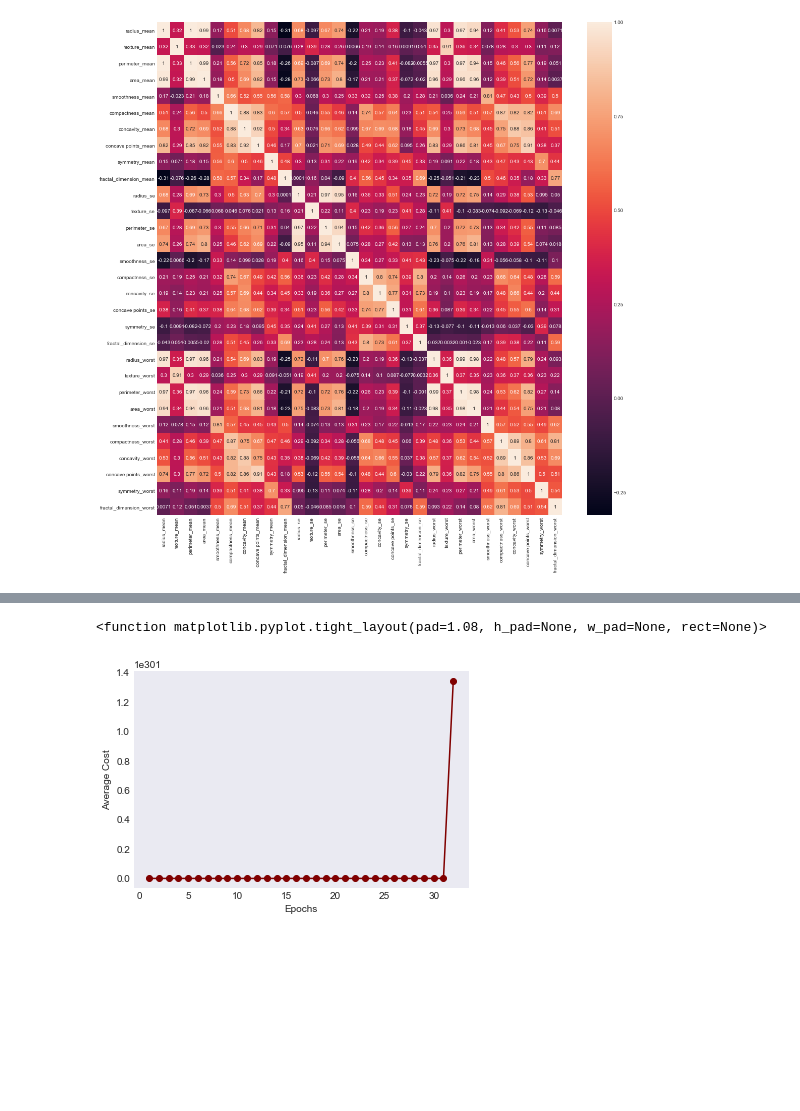
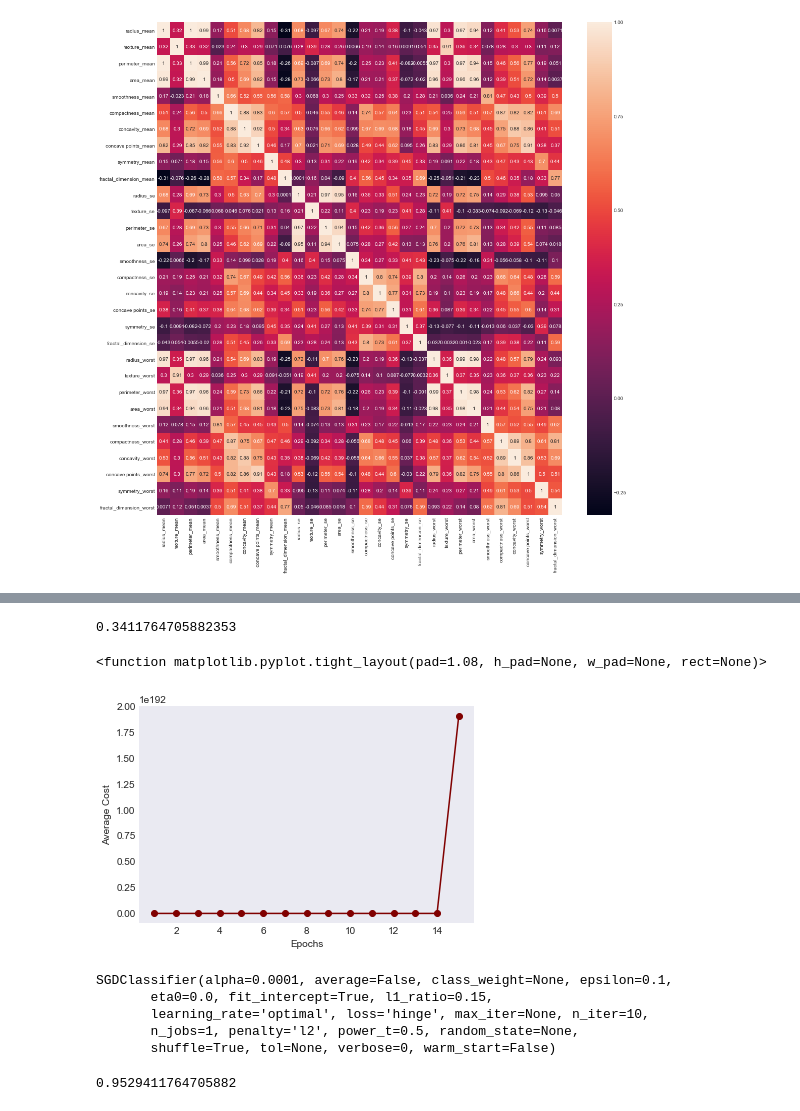
Before and after one commit to paulinusia/Breast-Cancer-Diagnosis-Predictive-ML, a Jupyter notebook: Final Project ML2.ipynb, the cells around one changed output, grey strips where cells are left out. Cells and saved outputs as stored; diff of their text form; code cells hidden in the pictures; blank space fills up the shorter version.

Commit message:
AdalineSGD two ways

```diff
--- a/Final Project ML2.ipynb
+++ b/Final Project ML2.ipynb
@@ -103,9 +139,31 @@ adaline= Adaline.Adaline(n_iter=60, eta=0.0001).fit(X_train, y_train)
+# %%
+ada = AdalineGD(n_iter=15, eta=0.01)
+ada.fit(X_train, y_train)
+pre=ada.predict(X_dev)
+metrics.accuracy_score(y_dev,pre)
+# %% [output]
+0.3411764705882353
 # %%
 from matplotlib import pyplot as plot
-plot.plot(range(1,len(adaline.cost_)+1), adaline.cost_, marker="o")
+plot.plot(range(1,len(ada.cost_)+1), ada.cost_, marker="o")
 plot.xlabel('Epochs')
 plot.ylabel('Average Cost')
 plot.tight_layout
 # %% [output]
 <function matplotlib.pyplot.tight_layout(pad=1.08, h_pad=None, w_pad=None, rect=None)>
-[figure, old version]
+[figure, new version]
+# %%
+from sklearn.linear_model import SGDClassifier
+adaline= SGDClassifier(n_iter=10)
+adaline.fit(X_train, y_train)
+# %% [output]
+SGDClassifier(alpha=0.0001, average=False, class_weight=None, epsilon=0.1,
+       eta0=0.0, fit_intercept=True, l1_ratio=0.15,
+       learning_rate='optimal', loss='hinge', max_iter=None, n_iter=10,
+       n_jobs=1, penalty='l2', power_t=0.5, random_state=None,
+       shuffle=True, tol=None, verbose=0, warm_start=False)
+# %%
+pre=adaline.predict(X_dev)
+metrics.accuracy_score(y_dev,pre)
+# %% [output]
+0.9529411764705882
```
Also changed, not shown: parts of 5 cells of this notebook.
